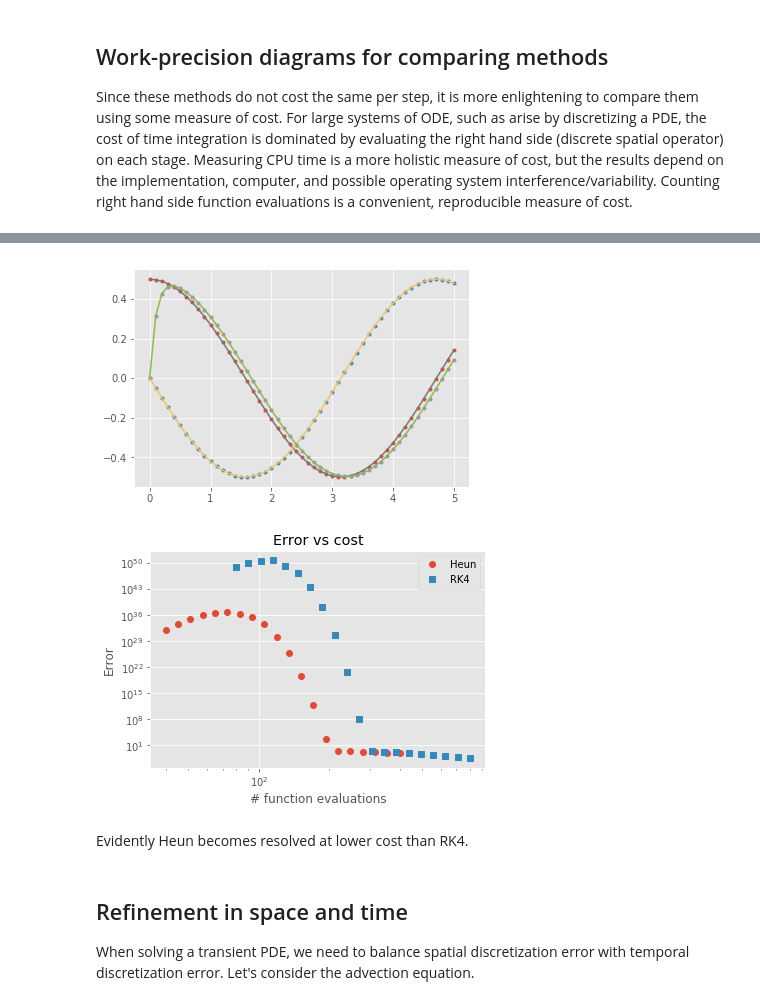
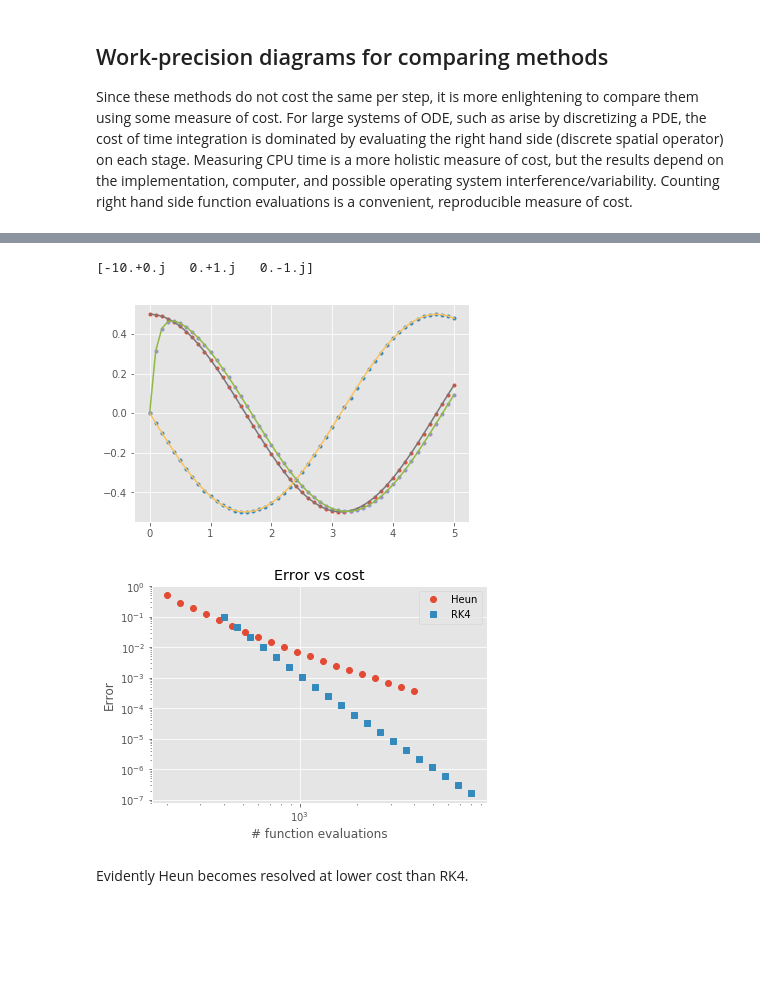
Before and after one commit to cu-numpde/numpde-fall2017, a Jupyter notebook: FDTransient.ipynb, the cells around one changed output, grey strips where cells are left out. Saved outputs shown, nothing was run; the diff lists cells and outputs as text; code cells hidden in the pictures; blank space fills up the shorter version.

```diff
--- a/FDTransient.ipynb
+++ b/FDTransient.ipynb
@@ -853,7 +853,7 @@ def ode_rkexplicit(f, u0, butcher=None, tfinal=1, h=.1):
 
 test = linear(numpy.array([[0, 1],[-1, 0]]))
 u0 = numpy.array([.5, 0])
-hist = ode_rkexplicit(test.f, u0, rk_butcher_heun(), tfinal=10, h=.1)
+hist = ode_rkexplicit(test.f, u0, rk_butcher_4(), tfinal=50, h=.8)
 times = [t for t,u in hist]
 pyplot.plot(times, [u for t,u in hist], '.')
 pyplot.plot(times, test.u(times, u0));
@@ -899,27 +899,25 @@ pyplot.legend(loc='upper right');
 # %%
 test = linear(numpy.array([[0, 1, 0],[-1, 0, 0],[10, 0, -10]]))
+print(numpy.linalg.eigvals(test.A))
 u0 = numpy.array([.5, 0, 0])
 hist = ode_rkexplicit(test.f, u0, rk_butcher_4(), tfinal=5, h=.1)
 times = [t for t,u in hist]
 pyplot.plot(times, [u for t,u in hist], '.')
 pyplot.plot(times, test.u(times, u0));
 # %% [output]
+[-10.+0.j   0.+1.j   0.-1.j]
 [figure]
 # %%
-hs = numpy.logspace(-1, 0, 20)
+hs = numpy.logspace(-2, -.7, 20)
 error_heun = [mms_error(h, rk_butcher_heun) for h in hs]
 error_rk4 = [mms_error(h, rk_butcher_4) for h in hs]
 pyplot.loglog(20*2/hs, error_heun, 'o', label='Heun')
 pyplot.loglog(20*4/hs, error_rk4, 's', label='RK4')
 pyplot.title('Error vs cost')
 pyplot.ylabel('Error')
 pyplot.xlabel('# function evaluations')
 pyplot.legend(loc='upper right');
 # %% [output]
-[figure, old version]
+[figure, new version]
 # %% [markdown]
 Evidently Heun becomes resolved at lower cost than RK4.
-# %% [markdown]
-## Refinement in space and time
-
-When solving a transient PDE, we need to balance spatial discretization error with temporal discretization error.  Let's consider the advection equation.
```
Also changed, not shown: parts of 10 cells of this notebook.
